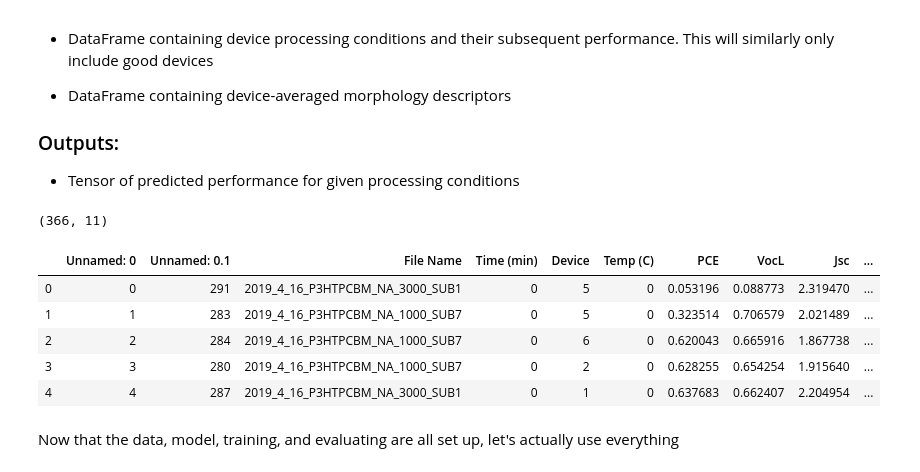
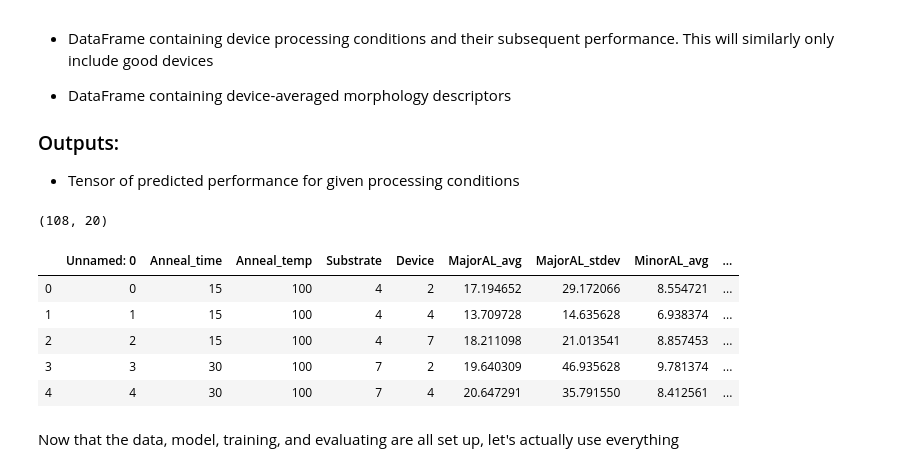
Before and after one commit to wesleyktatum/MatMAP, a Jupyter notebook: ipynb/OPV_NN2.ipynb, the cells around one changed output. Drawn from its saved outputs; the diff is of its cells as text; code cells hidden in the pictures.

```diff
--- a/ipynb/OPV_NN2.ipynb
+++ b/ipynb/OPV_NN2.ipynb
@@ -25,17 +25,17 @@ from tqdm import tqdm, tqdm_notebook
 - Tensor of predicted performance for given processing conditions
 # %%
 #Take in data as a dataframe for easy preprocessing
-device_df = pd.read_excel('/Users/wesleytatum/Desktop/OPV_device_df.xlsx')
-print (device_df.shape)
-device_df.head()
+total_df = pd.read_excel('/Users/wesleytatum/Desktop/OPV_total_df.xlsx')
+print (total_df.shape)
+total_df.head()
 # %% [output]
-(366, 11)
+(108, 20)
-|  | Unnamed: 0 | Unnamed: 0.1 | File Name | Time (min) | Device | Temp (C) | PCE | VocL | Jsc | ... |
-| 0 | 0 | 291 | 2019_4_16_P3HTPCBM_NA_3000_SUB1 | 0 | 5 | 0 | 0.053196 | 0.088773 | 2.319470 | ... |
-| 1 | 1 | 283 | 2019_4_16_P3HTPCBM_NA_1000_SUB7 | 0 | 5 | 0 | 0.323514 | 0.706579 | 2.021489 | ... |
-| 2 | 2 | 284 | 2019_4_16_P3HTPCBM_NA_1000_SUB7 | 0 | 6 | 0 | 0.620043 | 0.665916 | 1.867738 | ... |
-| 3 | 3 | 280 | 2019_4_16_P3HTPCBM_NA_1000_SUB7 | 0 | 2 | 0 | 0.628255 | 0.654254 | 1.915640 | ... |
-| 4 | 4 | 287 | 2019_4_16_P3HTPCBM_NA_3000_SUB1 | 0 | 1 | 0 | 0.637683 | 0.662407 | 2.204954 | ... |
+|  | Unnamed: 0 | Anneal_time | Anneal_temp | Substrate | Device | MajorAL_avg | MajorAL_stdev | MinorAL_avg | ... |
+| 0 | 0 | 15 | 100 | 4 | 2 | 17.194652 | 29.172066 | 8.554721 | ... |
+| 1 | 1 | 15 | 100 | 4 | 4 | 13.709728 | 14.635628 | 6.938374 | ... |
+| 2 | 2 | 15 | 100 | 4 | 7 | 18.211098 | 21.013541 | 8.857453 | ... |
+| 3 | 3 | 30 | 100 | 7 | 2 | 19.640309 | 46.935628 | 9.781374 | ... |
+| 4 | 4 | 30 | 100 | 7 | 4 | 20.647291 | 35.791550 | 8.412561 | ... |
 # %%
 # Hyper parameters
 num_epochs = 100
```
Also changed, not shown: parts of 5 cells of this notebook, 2 other files.
